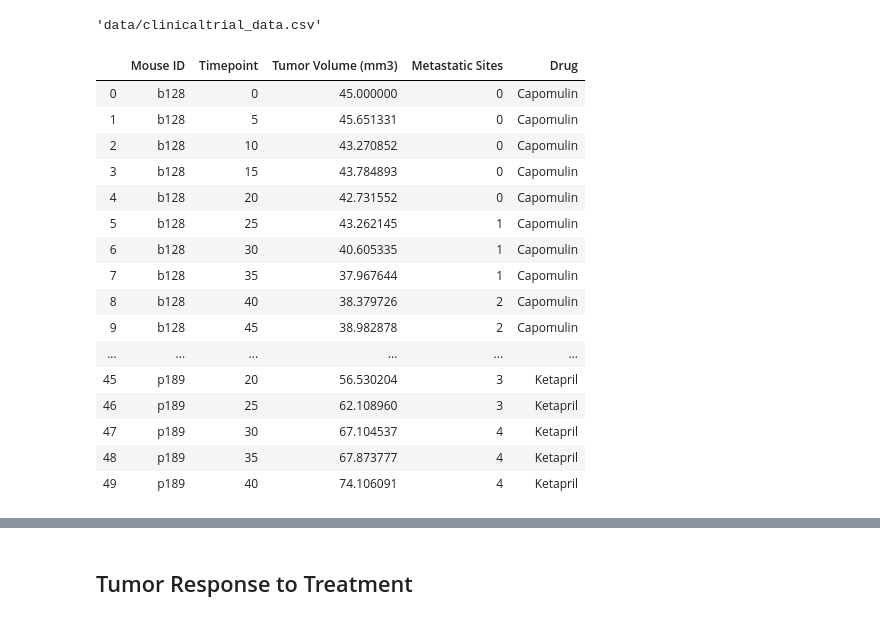
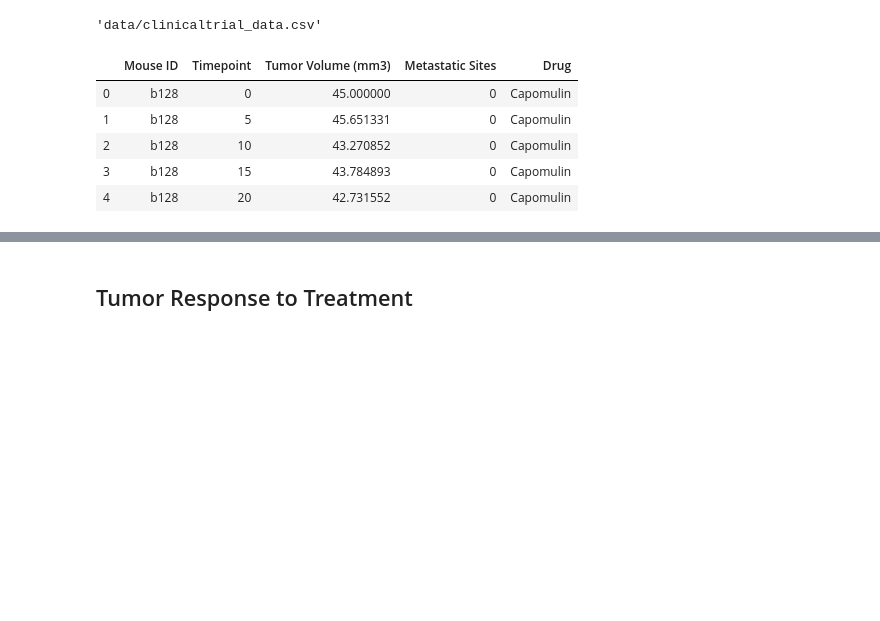
Before and after one commit to JenQian/matplotlib-challenge, a Jupyter notebook: pymaceuticals_starter.ipynb, the cells around one changed output, grey strips where cells are left out. Saved outputs shown, nothing was run; the diff lists cells and outputs as text; code cells hidden in the pictures; blank space fills up the shorter version.

```diff
--- a/pymaceuticals_starter.ipynb
+++ b/pymaceuticals_starter.ipynb
@@ -22,30 +22,19 @@ clinical_trial_data_to_load
 # %%
 # Read the Mouse and Drug Data and the Clinical Trial Data
 mouse_df = pd.read_csv(mouse_drug_data_to_load)
 clinical_df = pd.read_csv(clinical_trial_data_to_load)
 
 # Combine the data into a single dataset
 combined_df = pd.merge(clinical_df,mouse_df,
                                  how='outer', on='Mouse ID')
 
 
 # Display the data table for preview
-combined_df.head(50)
+combined_df.head()
 # %% [output]
 |  | Mouse ID | Timepoint | Tumor Volume (mm3) | Metastatic Sites | Drug |
 | 0 | b128 | 0 | 45.000000 | 0 | Capomulin |
 | 1 | b128 | 5 | 45.651331 | 0 | Capomulin |
 | 2 | b128 | 10 | 43.270852 | 0 | Capomulin |
 | 3 | b128 | 15 | 43.784893 | 0 | Capomulin |
 | 4 | b128 | 20 | 42.731552 | 0 | Capomulin |
-| 5 | b128 | 25 | 43.262145 | 1 | Capomulin |
-| 6 | b128 | 30 | 40.605335 | 1 | Capomulin |
-| 7 | b128 | 35 | 37.967644 | 1 | Capomulin |
-| 8 | b128 | 40 | 38.379726 | 2 | Capomulin |
-| 9 | b128 | 45 | 38.982878 | 2 | Capomulin |
-| ... | ... | ... | ... | ... | ... |
-| 45 | p189 | 20 | 56.530204 | 3 | Ketapril |
-| 46 | p189 | 25 | 62.108960 | 3 | Ketapril |
-| 47 | p189 | 30 | 67.104537 | 4 | Ketapril |
-| 48 | p189 | 35 | 67.873777 | 4 | Ketapril |
-| 49 | p189 | 40 | 74.106091 | 4 | Ketapril |
```
Also changed, not shown: parts of 10 cells of this notebook.
